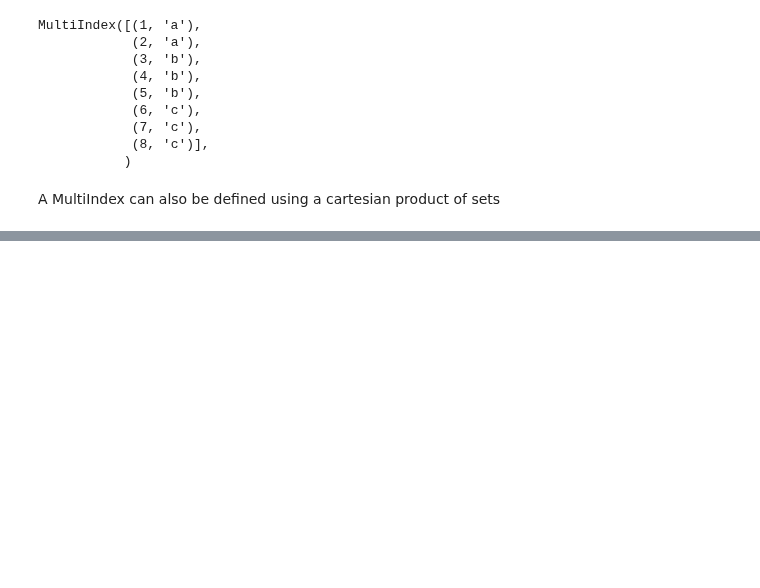
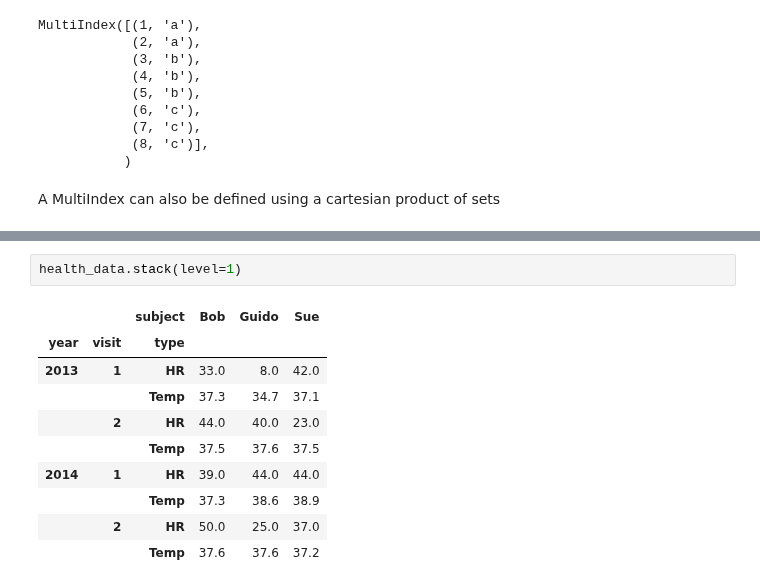
Before and after one commit to denis-james/Self-Learning, a Jupyter notebook: Pandas/5. Hierarchical Indexing.ipynb, the cells around one changed output, grey strips where cells are left out. Saved outputs shown, nothing was run; the diff lists cells and outputs as text; blank space fills up the shorter version.

```diff
--- a/Pandas/5. Hierarchical Indexing.ipynb
+++ b/Pandas/5. Hierarchical Indexing.ipynb
@@ -206,0 +496,13 @@ pd.multi
+# %%
+health_data.stack(level=1)
+# %% [output]
+|  |  | subject | Bob | Guido | Sue |
+| year | visit | type |  |  |  |
+| 2013 | 1 | HR | 33.0 | 8.0 | 42.0 |
+|  |  | Temp | 37.3 | 34.7 | 37.1 |
+|  | 2 | HR | 44.0 | 40.0 | 23.0 |
+|  |  | Temp | 37.5 | 37.6 | 37.5 |
+| 2014 | 1 | HR | 39.0 | 44.0 | 44.0 |
+|  |  | Temp | 37.3 | 38.6 | 38.9 |
+|  | 2 | HR | 50.0 | 25.0 | 37.0 |
+|  |  | Temp | 37.6 | 37.6 | 37.2 |
```
Also changed, not shown: parts of 52 cells of this notebook.
